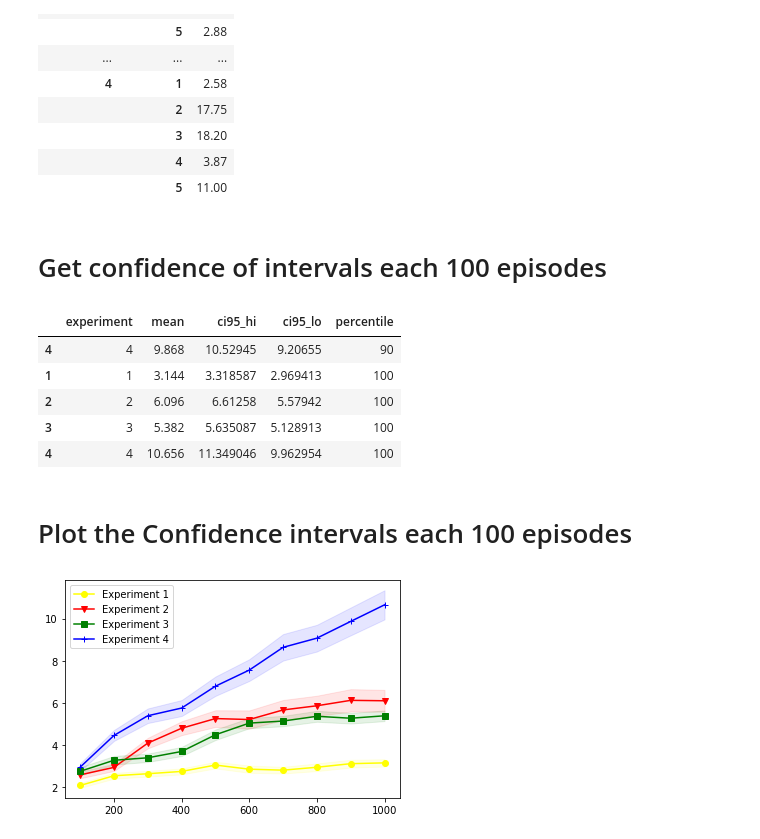
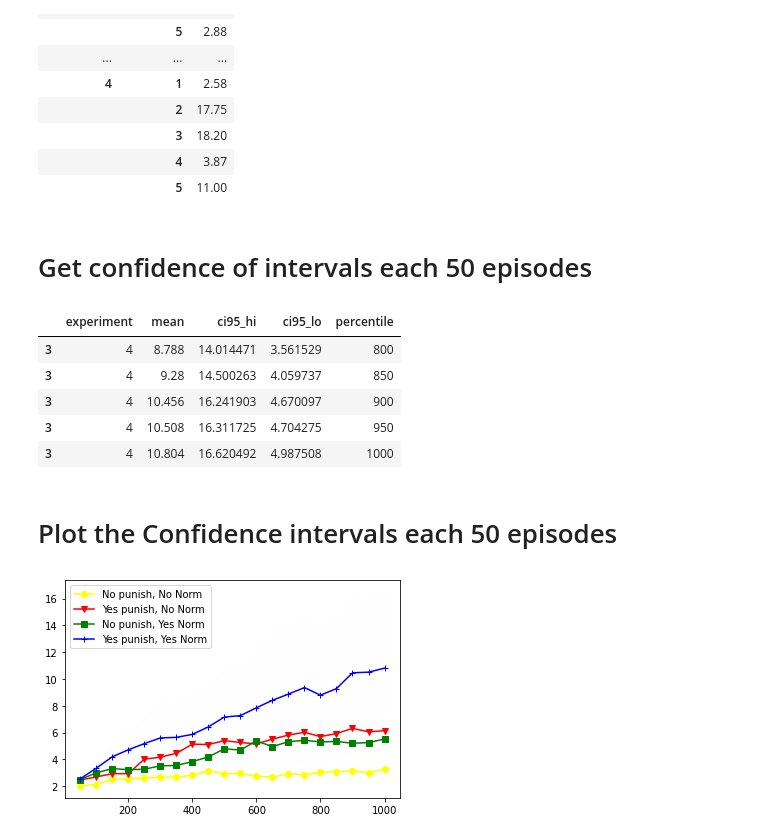
Before and after one commit to fahernandez/RL-Project-BreakDown, a Jupyter notebook: analysis.ipynb, the cells around one changed output. Cells and saved outputs as stored; diff of their text form; code cells hidden in the pictures.

Commit message:
Fixing confidence intervals

```diff
--- a/analysis.ipynb
+++ b/analysis.ipynb
@@ -108,62 +108,68 @@ groupby(['experiment', 'execution']).mean()
 |  | 4 | 3.87 |
 |  | 5 | 11.00 |
 # %% [markdown]
-# Get confidence of intervals each 100 episodes
+# Get confidence of intervals each 50 episodes
 # %%
 result_ci = pd.DataFrame(columns=['experiment','mean','ci95_hi','ci95_lo','percentile'])
-for k in range (0, 10):
-    stats = result.loc[(result['episode'] >= 100*k) & (result['episode'] < 100*k+100)]\
-        [['experiment','point']].\
-        groupby(['experiment']).agg(['mean', 'count', 'std']).sort_values(['experiment'])
+split = 50
+experiment_total = 5
+for k in range (0, int(1000/split)):
+    stats = result.loc[(result['episode'] >= split*k) & (result['episode'] < split*k+split)]\
+        [['experiment', 'execution','point']].\
+        groupby(['experiment', 'execution']).agg(['mean', 'count']).sort_values(['experiment'])
 
     ci95_hi = []
     ci95_lo = []
-
-    for i in stats.index:
-        m, c, s = stats.loc[i]
+    means = []
+    for exp in range(1,experiment_total):
+        m = np.average(stats.loc[exp]['point']['mean'])
+        c = experiment_total
+        s = np.std(stats.loc[exp]['point']['mean'])
         ci95_hi.append(m + 1.96*s/math.sqrt(c))
         ci95_lo.append(m - 1.96*s/math.sqrt(c))
+        means.append(m)
 
     obs = pd.DataFrame({
-        'experiment': range(1,5),
-        'mean': stats['point']['mean'],
+        'experiment': range(1,experiment_total),
+        'mean': means,
         'ci95_hi': ci95_hi,
         'ci95_lo': ci95_lo,
-        'percentile': (k+1)*10
+        'percentile': (k+1)*split
     })
 
     result_ci = pd.concat([result_ci, obs])
+result_ci = result_ci.sort_values(['experiment','percentile'])
 # %%
 result_ci.tail()
 # %% [output]
 |  | experiment | mean | ci95_hi | ci95_lo | percentile |
-| 4 | 4 | 9.868 | 10.52945 | 9.20655 | 90 |
-| 1 | 1 | 3.144 | 3.318587 | 2.969413 | 100 |
-| 2 | 2 | 6.096 | 6.61258 | 5.57942 | 100 |
-| 3 | 3 | 5.382 | 5.635087 | 5.128913 | 100 |
-| 4 | 4 | 10.656 | 11.349046 | 9.962954 | 100 |
+| 3 | 4 | 8.788 | 14.014471 | 3.561529 | 800 |
+| 3 | 4 | 9.28 | 14.500263 | 4.059737 | 850 |
+| 3 | 4 | 10.456 | 16.241903 | 4.670097 | 900 |
+| 3 | 4 | 10.508 | 16.311725 | 4.704275 | 950 |
+| 3 | 4 | 10.804 | 16.620492 | 4.987508 | 1000 |
 # %% [markdown]
-# Plot the Confidence intervals each 100 episodes
+# Plot the Confidence intervals each 50 episodes
 # %%
 # Plot the sinus function
 exp1 = result_ci.loc[result_ci['experiment']==1]
 exp2 = result_ci.loc[result_ci['experiment']==2]
 exp3 = result_ci.loc[result_ci['experiment']==3]
 exp4 = result_ci.loc[result_ci['experiment']==4]
 
-plt.plot(exp1['percentile']*10, exp1['mean'], c='yellow', marker='o', label='Experiment 1')
-plt.fill_between([i*10 for i in exp1['percentile']], [i for i in exp1['ci95_lo']], [i for i in exp1['ci95_hi']], color='yellow', alpha=.1)
+plt.plot(exp1['percentile'], exp1['mean'], c='yellow', marker='o', label='No punish, No Norm')
+plt.fill_between([i for i in exp1['percentile']], [i for i in exp1['ci95_lo']], [i for i in exp1['ci95_hi']], color='yellow', alpha=.002)
 
-plt.plot(exp2['percentile']*10, exp2['mean'], c='red', marker='v', label='Experiment 2')
-plt.fill_between([i*10 for i in exp2['percentile']], [i for i in exp2['ci95_lo']], [i for i in exp2['ci95_hi']], color='red', alpha=.1)
+plt.plot(exp2['percentile'], exp2['mean'], c='red', marker='v', label='Yes punish, No Norm')
+# plt.fill_between([i for i in exp2['percentile']], [i for i in exp2['ci95_lo']], [i for i in exp2['ci95_hi']], color='red', alpha=.002)
 
-plt.plot(exp3['percentile']*10, exp3['mean'], c='green', marker='s', label='Experiment 3')
-plt.fill_between([i*10 for i in exp3['percentile']], [i for i in exp3['ci95_lo']], [i for i in exp3['ci95_hi']], color='green', alpha=.1)
+plt.plot(exp3['percentile'], exp3['mean'], c='green', marker='s', label='No punish, Yes Norm')
+# plt.fill_between([i for i in exp3['percentile']], [i for i in exp3['ci95_lo']], [i for i in exp3['ci95_hi']], color='green', alpha=.002)
 
-plt.plot(exp4['percentile']*10, exp4['mean'], c='blue', marker='+', label='Experiment 4')
-plt.fill_between([i*10 for i in exp4['percentile']], [i for i in exp4['ci95_lo']], [i for i in exp4['ci95_hi']], color='blue', alpha=.1)
+plt.plot(exp4['percentile'], exp4['mean'], c='blue', marker='+', label='Yes punish, Yes Norm')
+plt.fill_between([i for i in exp4['percentile']], [i for i in exp4['ci95_lo']], [i for i in exp4['ci95_hi']], color='blue', alpha=.002)
 
 plt.legend(loc='upper left')
 plt.show()
 # %% [output]
-[figure, old version]
+[figure, new version]
```
